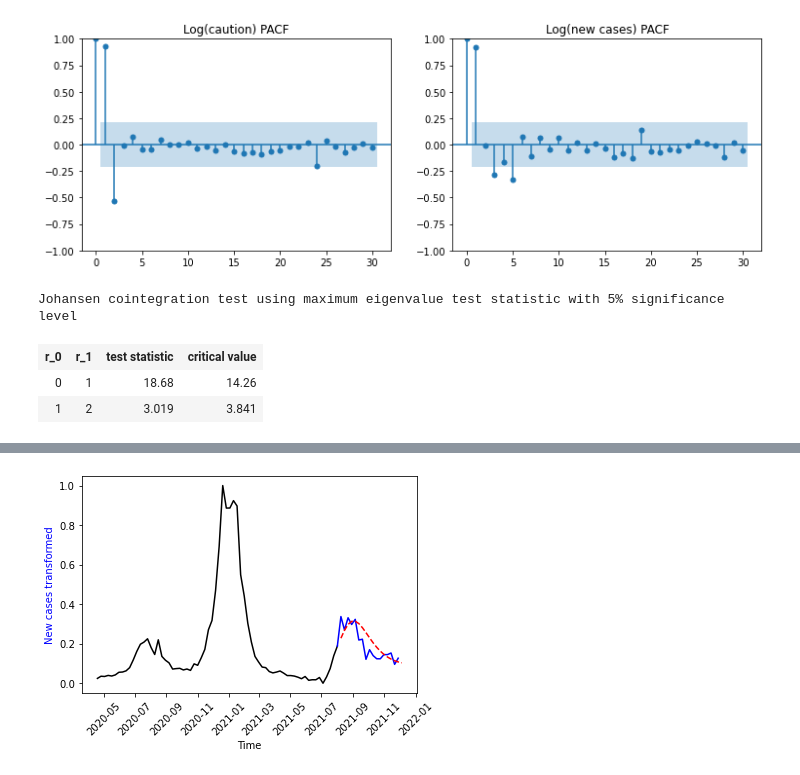
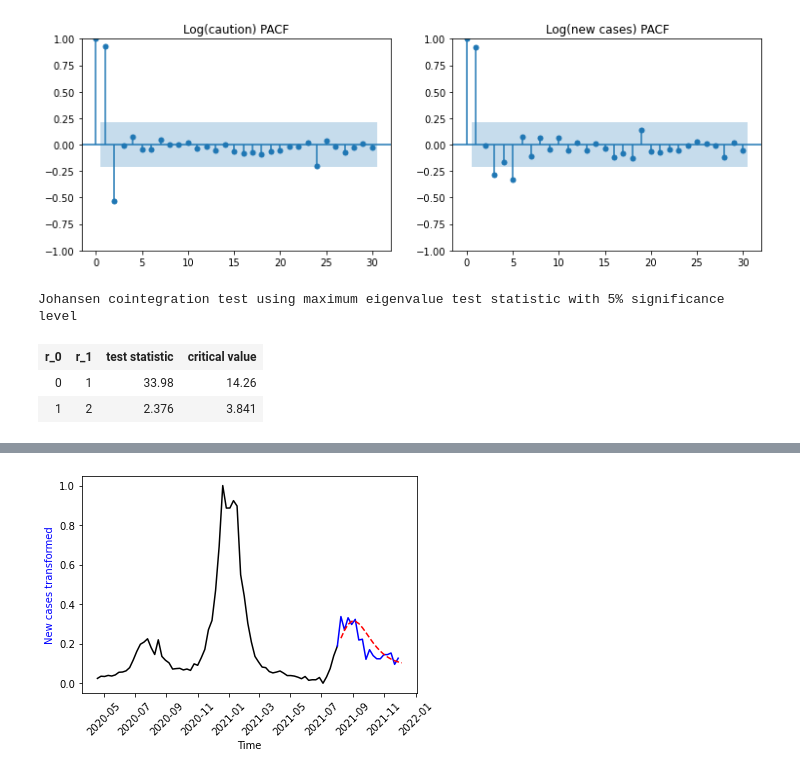
Before and after one commit to xpliu16/COVID_prediction, a Jupyter notebook: Time_series_prediction.ipynb, the cells around one changed output, grey strips where cells are left out. Saved outputs shown, nothing was run; the diff lists cells and outputs as text; code cells hidden in the pictures.

```diff
--- a/Time_series_prediction.ipynb
+++ b/Time_series_prediction.ipynb
@@ -404,14 +404,14 @@ plt.show()
 # %%
 df_sub = df_during[['new_case','caution2']]
 train, test = df_sub[0:round(0.8*(len(df_sub.caution2)))], df_sub[round(0.8*(len(df_sub.caution2))):]
 
-rank = select_coint_rank(train, det_order=0, k_ar_diff=3, method='maxeig', signif=0.05)
+rank = select_coint_rank(train, det_order=0, k_ar_diff=4, method='maxeig', signif=0.05)
 
 rank.summary()
 # not quite
 # %% [output]
 Johansen cointegration test using maximum eigenvalue test statistic with 5% significance level
 | r_0 | r_1 | test statistic | critical value |
-| 0 | 1 | 18.68 | 14.26 |
-| 1 | 2 | 3.019 | 3.841 |
+| 0 | 1 | 33.98 | 14.26 |
+| 1 | 2 | 2.376 | 3.841 |
 # %%
```
Also changed, not shown: parts of 18 cells of this notebook.
